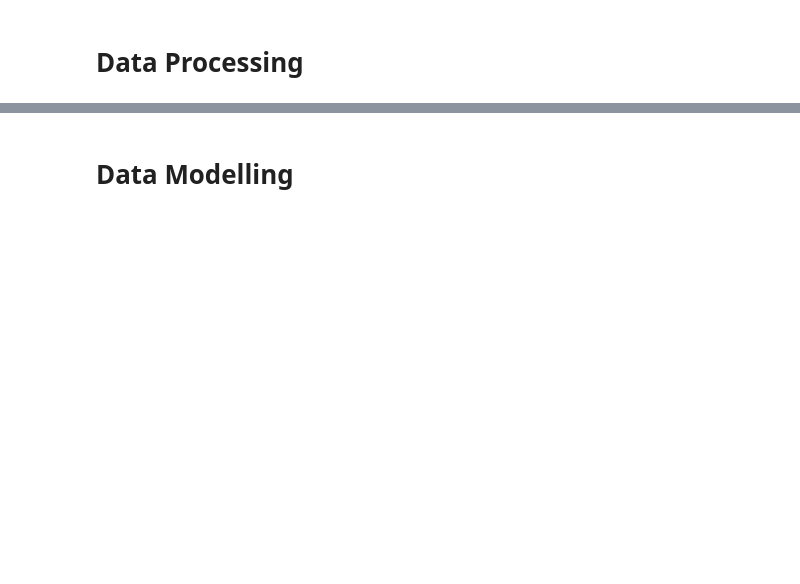
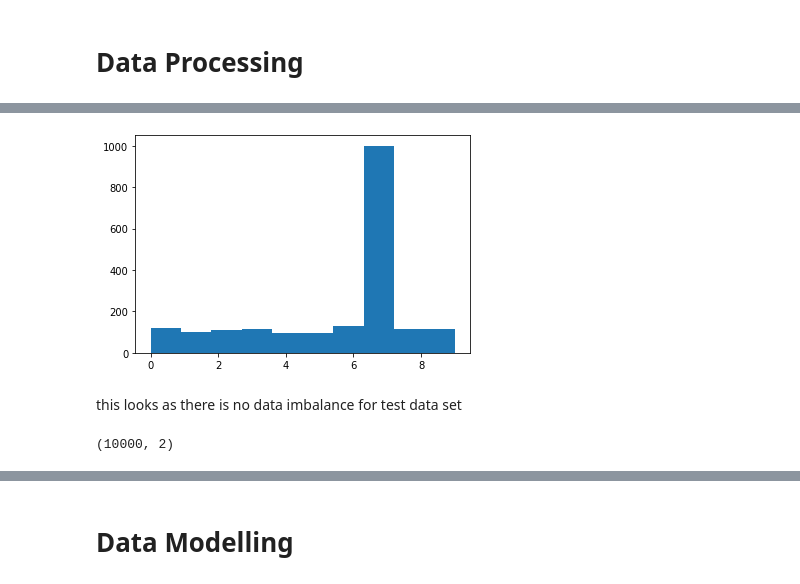
Before and after one commit to J0SHMEYER/CNN-horse-detector, a Jupyter notebook: make-model.ipynb, the cells around one changed output, grey strips where cells are left out. Saved outputs shown, nothing was run; the diff lists cells and outputs as text; code cells hidden in the pictures; blank space fills up the shorter version.

```diff
--- a/make-model.ipynb
+++ b/make-model.ipynb
@@ -152,7 +114,7 @@ plt.show()
 # %% [output]
 [figure]
 # %%
-differentLables = data_batch_1[b'labels']
+differentLables = training_labels
 image_index_array = [[],[],[],[],[],[],[],[],[],[]]
 number_of_label_found = [0,0,0,0,0,0,0,0,0,0]
 
@@ -183,0 +188,7 @@ test_y = np.random.randint(0,255,size=(1000))
+# %%
+plt.hist(testing_data_merged[0], bins = 10)
+plt.show()
+# %% [output]
+[figure, added]
+# %% [markdown]
+this looks as there is no data imbalance for test data set
@@ -183,0 +212,6 @@ test_y = np.random.randint(0,255,size=(1000))
+# %%
+training_data_merged = pd.DataFrame(training_data_merged)
+
+training_data_merged.shape
+# %% [output]
+(10000, 2)
```
Also changed, not shown: parts of 56 cells of this notebook, 11 other files.
